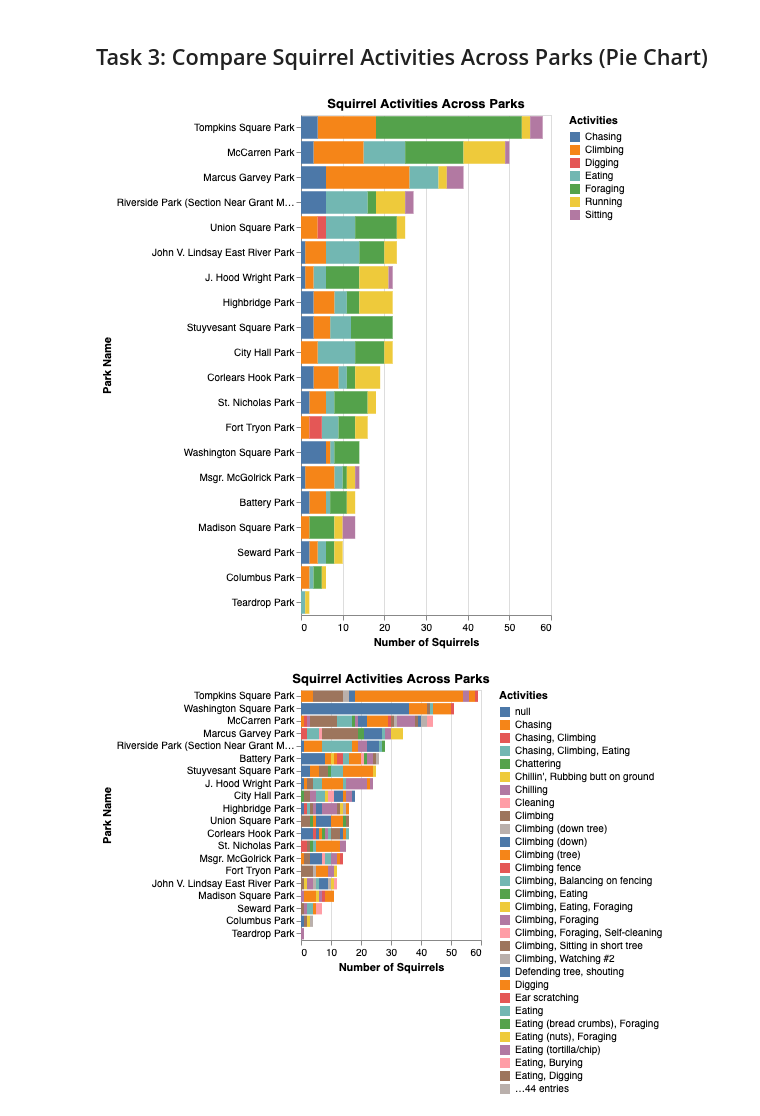
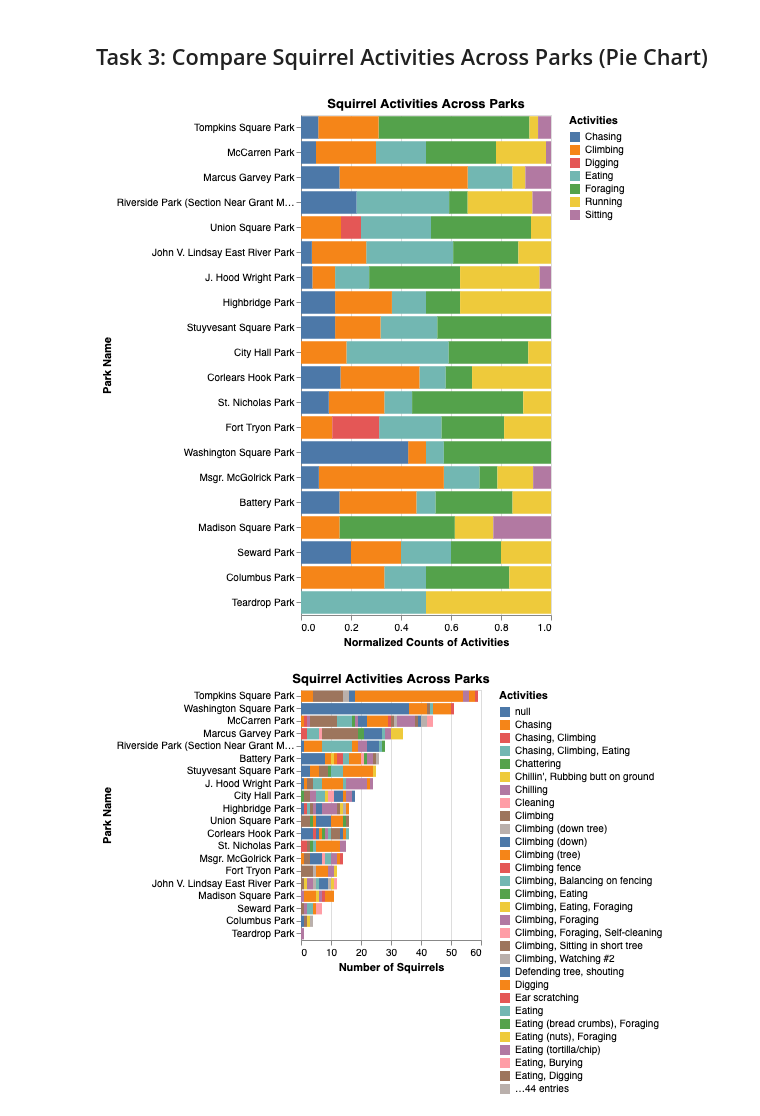
Before and after one commit to tonyliang19/Course_notes_2023Spring, a Jupyter notebook: dsci320/assignments/assignment4_squirrel_viz.ipynb, the cells around one changed output. Saved outputs shown, nothing was run; the diff lists cells and outputs as text; code cells hidden in the pictures.

Commit message:
change from stacked bar to normalized stacked bar

```diff
--- a/dsci320/assignments/assignment4_squirrel_viz.ipynb
+++ b/dsci320/assignments/assignment4_squirrel_viz.ipynb
@@ -34,17 +34,17 @@ task_3_data = pd.read_csv("data2.csv")
 # %%
 # Amy's
 alt.Chart(task_3_data).mark_bar().encode(
     y=alt.Y("Park_Name", sort = "-x", title = "Park Name"),
-    x=alt.X("count()", title = "Number of Squirrels"),
+    x=alt.X("count()",stack = "normalize", title = "Normalized Counts of Activities"),
     color=alt.Color("Activities", title = "Activities"),
     tooltip = ["Park_Name", "Area_Name", "count()"],
 ).properties(
       width = 250,
       height = 500,
       title = "Squirrel Activities Across Parks"
 )
 # %% [output]
-[figure, old version]
+[figure, new version]
 # %%
 # # Tony's facet stack bar chart
 # task3_tony = alt.Chart(data).mark_bar().encode(
```
